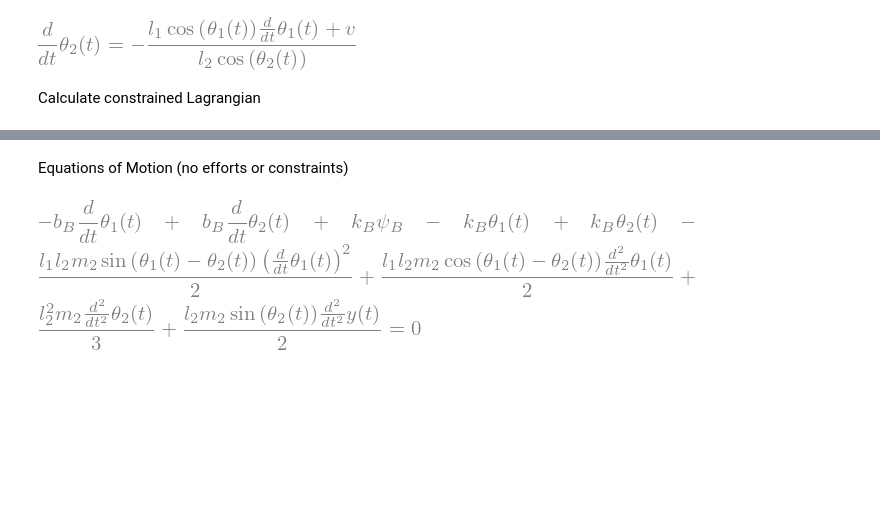
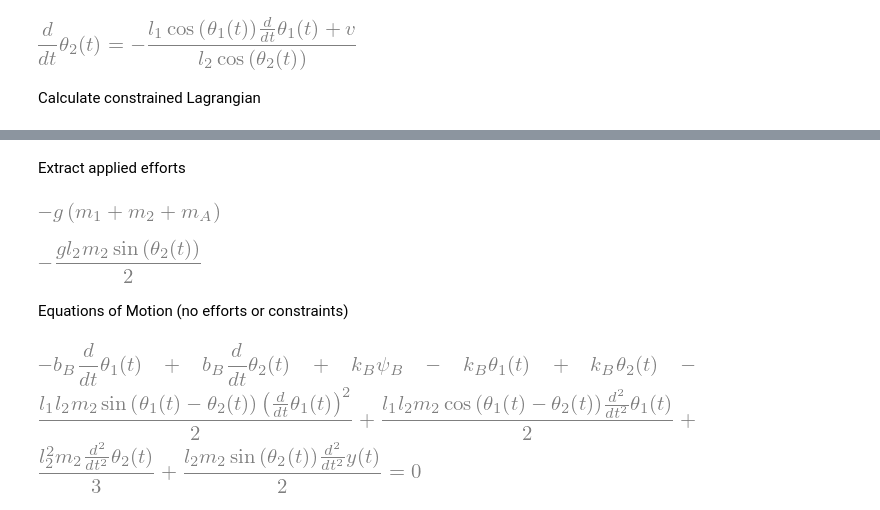
Before and after one commit to yobelabraham/ME469-Group1, a Jupyter notebook: Symbolic Computing/no_foot.ipynb, the cells around one changed output, grey strips where cells are left out. Drawn from its saved outputs; the diff is of its cells as text; code cells hidden in the pictures; blank space fills up the shorter version.

Commit message:
Applied effort analysis

```diff
--- a/Symbolic Computing/no_foot.ipynb
+++ b/Symbolic Computing/no_foot.ipynb
@@ -131,3 +163,15 @@ V_SW = V.subs(y, y_A_SW)
+# %% [markdown]
+Extract applied efforts
+# %%
+e_y = simplify(-g *(2*m_1 + 2*m_2 + 2*m_A)/2)
+e_y
+# %% [output]
+[figure, added]
+# %%
+e_2 = simplify(-g * l_2*m_2*sin(theta_2)/2)
+e_2
+# %% [output]
+[figure, added]
 # %% [markdown]
 Equations of Motion (no efforts or constraints)
 # %%
```
Also changed, not shown: parts of 13 cells of this notebook, 1 other file.
